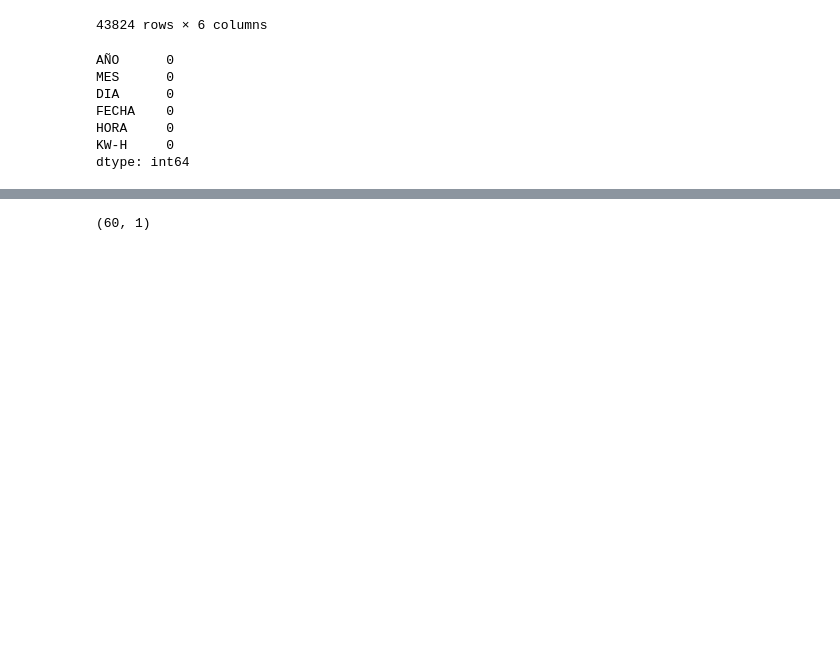
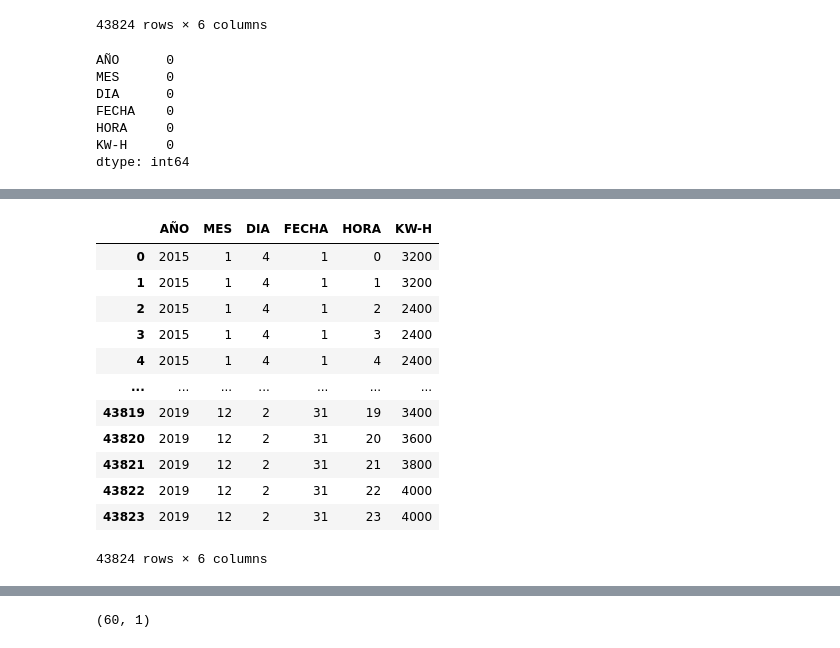
Before and after one commit to javieresk8/PowerDemandPrediction, a Jupyter notebook: NN_Models.ipynb, the cells around one changed output, grey strips where cells are left out. Cells and saved outputs as stored; diff of their text form; code cells hidden in the pictures; blank space fills up the shorter version.

```diff
--- a/NN_Models.ipynb
+++ b/NN_Models.ipynb
@@ -93,0 +76,17 @@ data.tail(50)
+# %%
+data_copy = data.copy()
+data_copy
+# %% [output]
+|  | AÑO | MES | DIA | FECHA | HORA | KW-H |
+| 0 | 2015 | 1 | 4 | 1 | 0 | 3200 |
+| 1 | 2015 | 1 | 4 | 1 | 1 | 3200 |
+| 2 | 2015 | 1 | 4 | 1 | 2 | 2400 |
+| 3 | 2015 | 1 | 4 | 1 | 3 | 2400 |
+| 4 | 2015 | 1 | 4 | 1 | 4 | 2400 |
+| ... | ... | ... | ... | ... | ... | ... |
+| 43819 | 2019 | 12 | 2 | 31 | 19 | 3400 |
+| 43820 | 2019 | 12 | 2 | 31 | 20 | 3600 |
+| 43821 | 2019 | 12 | 2 | 31 | 21 | 3800 |
+| 43822 | 2019 | 12 | 2 | 31 | 22 | 4000 |
+| 43823 | 2019 | 12 | 2 | 31 | 23 | 4000 |
+43824 rows × 6 columns
```
Also changed, not shown: parts of 33 cells of this notebook.
